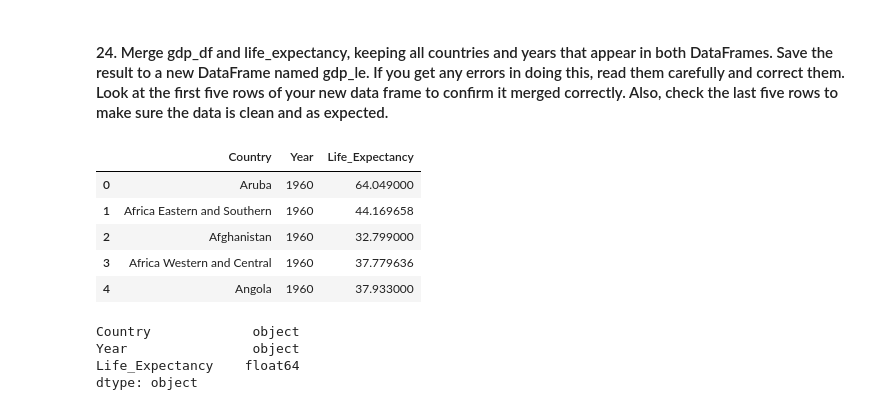
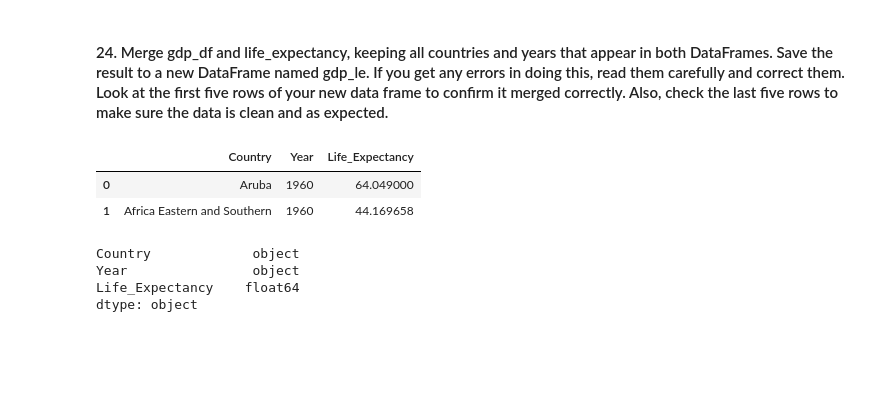
Before and after one commit to nss-data-science-cohort-9/un-exploration-catdgomez, a Jupyter notebook: notebooks/UN_Data_Exploration.ipynb, the cells around one changed output. Saved outputs shown, nothing was run; the diff lists cells and outputs as text; code cells hidden in the pictures; blank space fills up the shorter version.

```diff
--- a/notebooks/UN_Data_Exploration.ipynb
+++ b/notebooks/UN_Data_Exploration.ipynb
@@ -628,11 +618,8 @@ The First country for life expectancy to exceed 80 is Monaco in 1992
 # %% [markdown]
 #### 24. Merge gdp_df and life_expectancy, keeping all countries and years that appear in both DataFrames. Save the result to a new DataFrame named gdp_le. If you get any errors in doing this, read them carefully and correct them. Look at the first five rows of your new data frame to confirm it merged correctly. Also, check the last five rows to make sure the data is clean and as expected.
 # %%
-life_expectancy_melt.head()
+life_expectancy_melt.head(2)
 # %% [output]
 |  | Country | Year | Life_Expectancy |
 | 0 | Aruba | 1960 | 64.049000 |
 | 1 | Africa Eastern and Southern | 1960 | 44.169658 |
-| 2 | Afghanistan | 1960 | 32.799000 |
-| 3 | Africa Western and Central | 1960 | 37.779636 |
-| 4 | Angola | 1960 | 37.933000 |
```
Also changed, not shown: parts of 37 cells of this notebook.
